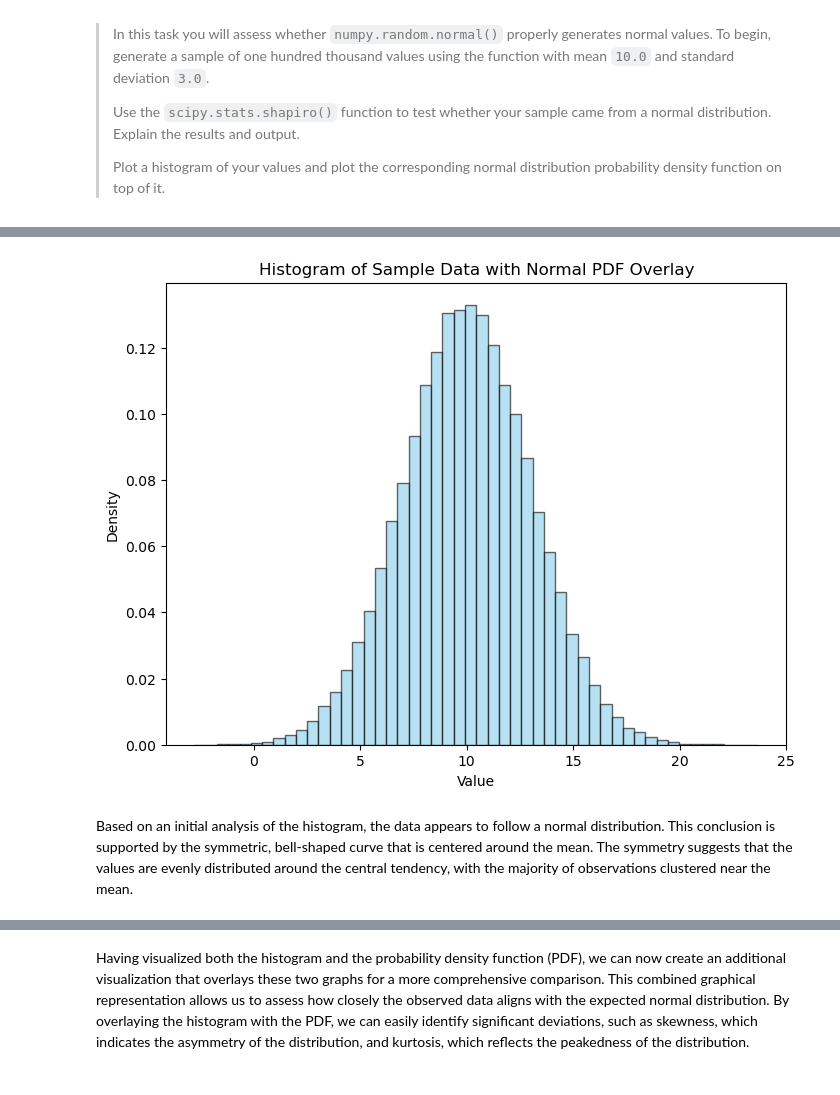
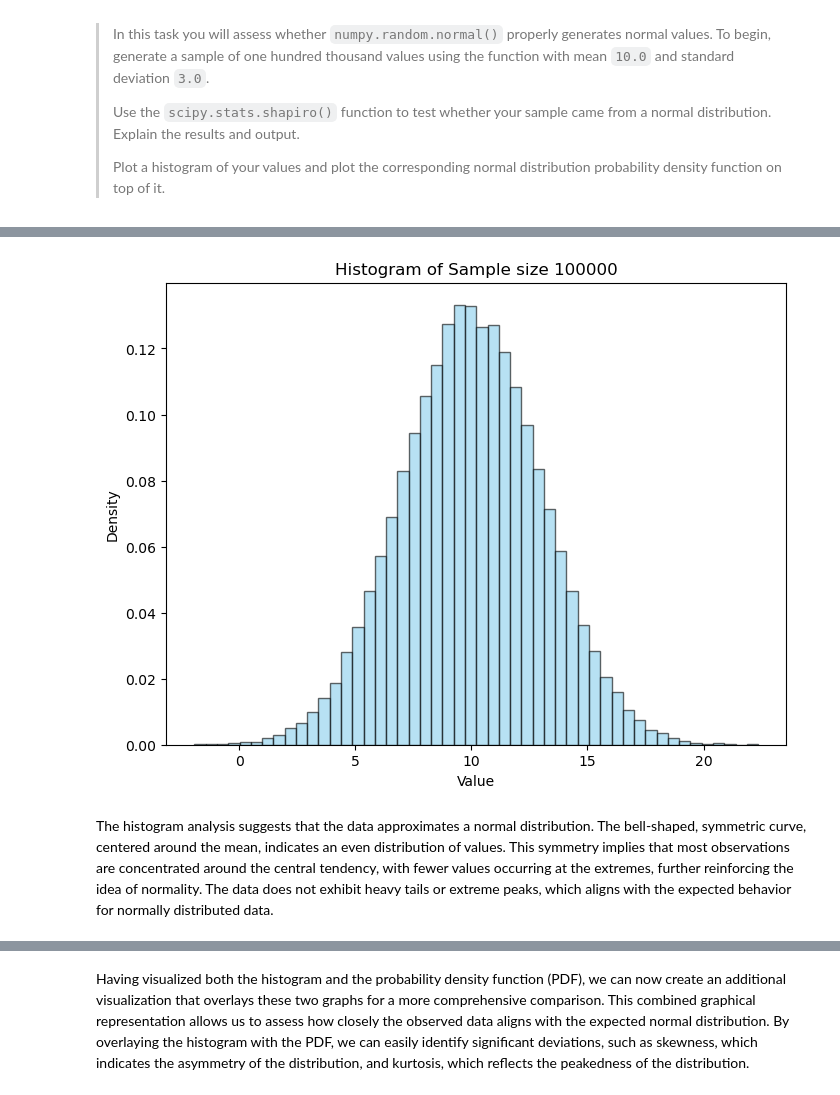
Before and after one commit to C-3sc0/applied_statistics, a Jupyter notebook: tasks.ipynb, the cells around one changed output, grey strips where cells are left out. Saved outputs shown, nothing was run; the diff lists cells and outputs as text; code cells hidden in the pictures.

```diff
--- a/tasks.ipynb
+++ b/tasks.ipynb
@@ -594,12 +619,13 @@ Let’s begin with a graphical approach, which provides a comprehensive visual a
 # %%
+# create a histogram
 fig, ax = plt.subplots(figsize=(8,6))
 ax.hist(random_sample, bins=50, density=True, alpha=0.6, color='skyblue', edgecolor='black')
-ax.set_title("Histogram of Sample Data with Normal PDF Overlay")
+ax.set_title(f"Histogram of Sample size {sample_size}")
 ax.set_xlabel("Value")
 ax.set_ylabel("Density")
 plt.show()
 # %% [output]
-[figure, old version]
+[figure, new version]
-# %% [markdown]
-Based on an initial analysis of the histogram, the data appears to follow a normal distribution. This conclusion is supported by the symmetric, bell-shaped curve that is centered around the mean. The symmetry suggests that the values are evenly distributed around the central tendency, with the majority of observations clustered near the mean.
+# %% [markdown]
+The histogram analysis suggests that the data approximates a normal distribution. The bell-shaped, symmetric curve, centered around the mean, indicates an even distribution of values. This symmetry implies that most observations are concentrated around the central tendency, with fewer values occurring at the extremes, further reinforcing the idea of normality. The data does not exhibit heavy tails or extreme peaks, which aligns with the expected behavior for normally distributed data.
 # %% [markdown]
```
Also changed, not shown: parts of 53 cells of this notebook.
